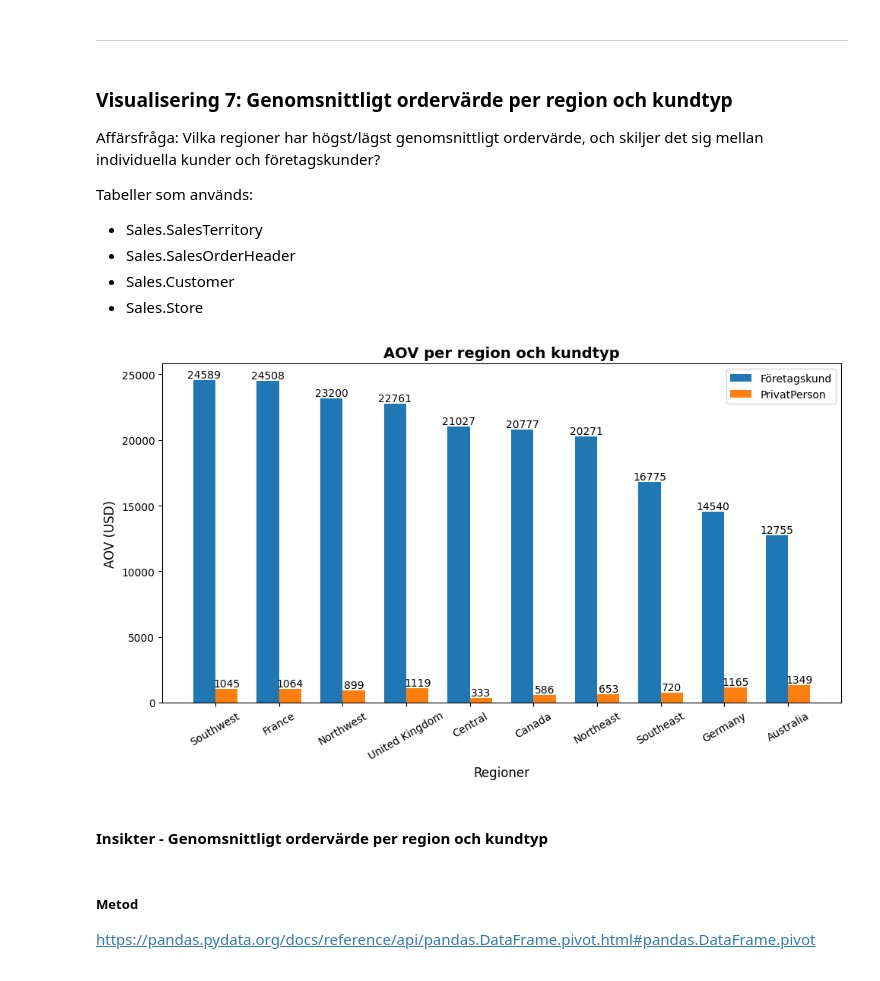
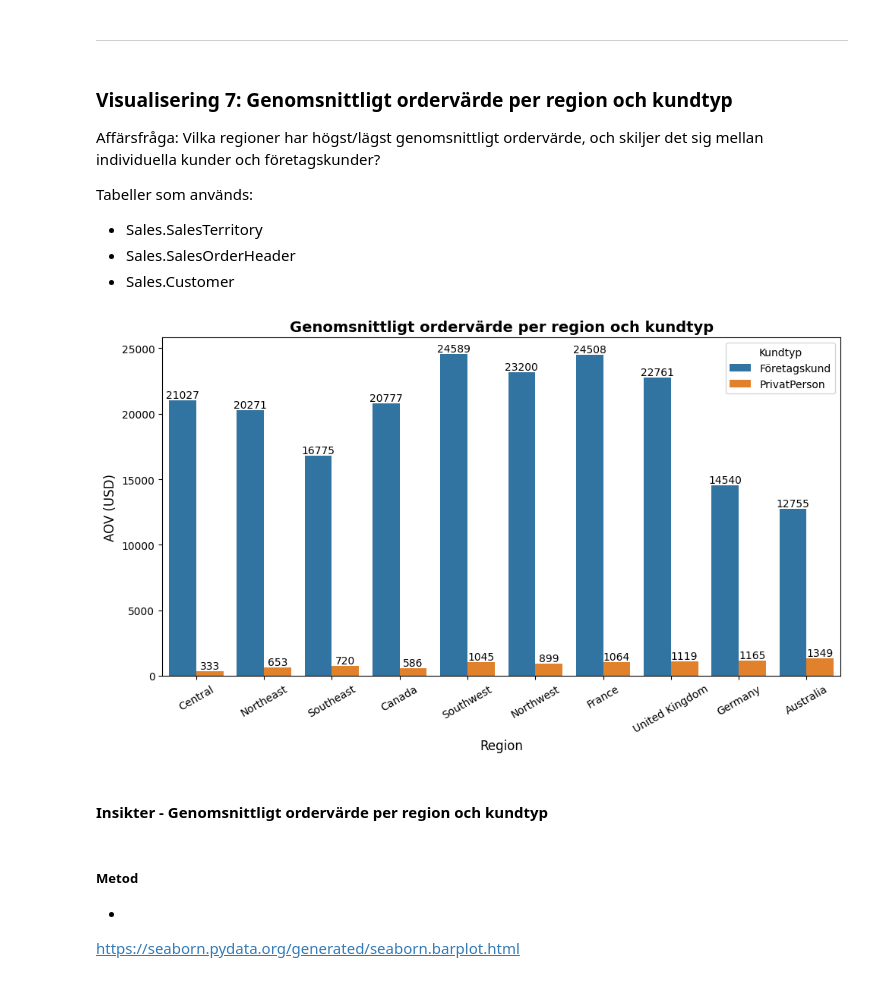
Before and after one commit to josefinoleryd/AdventureWorks_Sales_analysis, a Jupyter notebook: Rapport.ipynb, the cells around one changed output. Cells and saved outputs as stored; diff of their text form; code cells hidden in the pictures.

Commit message:
changed code for vis7 because the data needs to be sorted by total AOV

```diff
--- a/Rapport.ipynb
+++ b/Rapport.ipynb
@@ -744,76 +747,59 @@ Tabeller som används:
 - Sales.SalesTerritory
 - Sales.SalesOrderHeader
 - Sales.Customer
-- Sales.Store
 # %%
 query_vis7 = """
 SELECT
     st.Name AS Region,
     CASE
         When c.StoreID IS NOT NULL THEN 'Företagskund'
         ELSE 'PrivatPerson'
     END AS Kundtyp,
     SUM(soh.SubTotal) AS TotalFörsäljning,
     COUNT(DISTINCT soh.SalesOrderID) AS AntalOrdrar,
     SUM(soh.SubTotal) / COUNT(DISTINCT soh.SalesOrderID) AS AOV
 FROM Sales.SalesTerritory AS st
 INNER JOIN Sales.Customer c ON st.TerritoryID = c.TerritoryID
 INNER JOIN Sales.SalesOrderHeader soh ON c.CustomerID = soh.CustomerID
 GROUP BY
     st.Name,
     CASE WHEN c.StoreID IS NOT NULL THEN 'Företagskund' ELSE 'PrivatPerson' END
-ORDER BY Region, Kundtyp
+ORDER BY
+    SUM(SUM(soh.SubTotal)) OVER(PARTITION BY st.Name) /
+    SUM(COUNT(DISTINCT soh.SalesOrderID)) OVER(PARTITION BY st.Name) DESC,
+    st.Name,
+    Kundtyp
 """
 
 df_vis7 = query_df(query_vis7)
 
-df_vis7_pivot = df_vis7.pivot(index="Region", columns="Kundtyp", values="AOV")
+plt.figure(figsize=(10,6))
+ax = sns.barplot(data=df_vis7, x="Region", y="AOV", hue="Kundtyp")
 
-df_vis7_pivot = df_vis7_pivot.sort_values("Företagskund", ascending=False)
-
-x = np.arange(len(df_vis7_pivot))
-width = 0.35
-
-_, ax = plt.subplots(figsize=(10,6))
-
-bars_store = ax.bar(
-    x - width / 2,
-    df_vis7_pivot["Företagskund"],
-    width,
-    label="Företagskund",
-)
-
-bars_person = ax.bar(
-    x + width / 2,
-    df_vis7_pivot["PrivatPerson"],
-    width,
-    label="PrivatPerson",
-)
-
-for bars in [bars_store, bars_person]:
-    for bar in bars:
+for container in ax.containers:
+    for bar in container:
         height = bar.get_height()
         ax.text(
             bar.get_x() + bar.get_width() / 2,
             height,
             f"{height:.0f}",
             ha="center",
             va="bottom"
         )
 
-ax.set_xticks(x)
-ax.set_xticklabels(df_vis7_pivot.index, rotation=30)
-ax.set_xlabel("Regioner", fontsize=12)
-ax.set_ylabel("AOV (USD)", fontsize=12)
-ax.set_title("AOV per region och kundtyp", fontsize=14, fontweight="bold")
-ax.legend()
-
+plt.title("Genomsnittligt ordervärde per region och kundtyp", fontsize=14, fontweight="bold")
+plt.xticks(rotation=30)
+plt.ylabel("AOV (USD)", fontsize=12)
+plt.xlabel("Region", fontsize=12)
 plt.tight_layout()
+plt.show()
 # %% [output]
-[figure, old version]
+[figure, new version]
 # %% [markdown]
 #### Insikter - Genomsnittligt ordervärde per region och kundtyp
 # %% [markdown]
 ##### Metod
 
-https://pandas.pydata.org/docs/reference/api/pandas.DataFrame.pivot.html#pandas.DataFrame.pivot
+-
+
+https://seaborn.pydata.org/generated/seaborn.barplot.html
```
Also changed, not shown: parts of 2 cells of this notebook, 1 other file.
